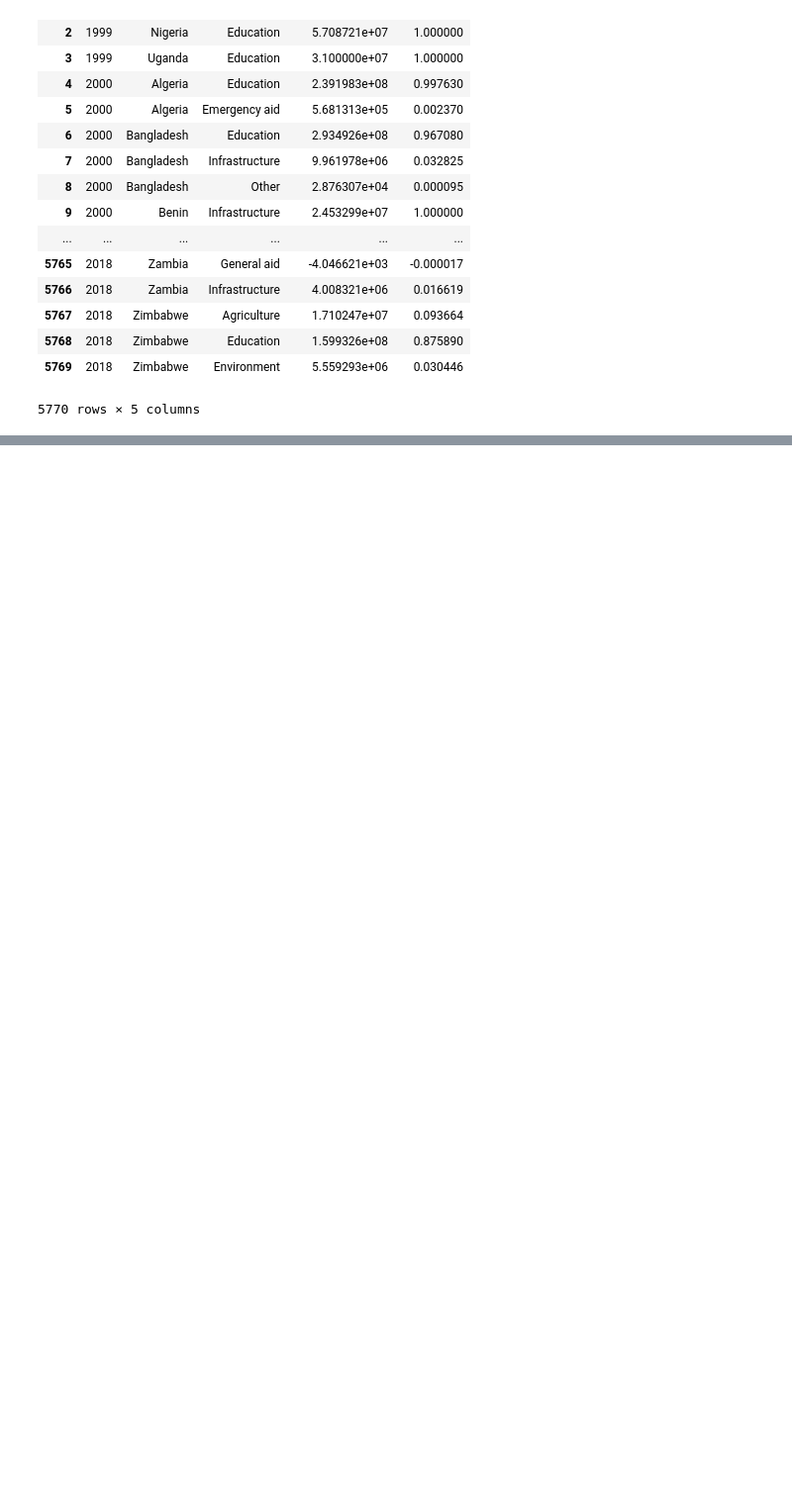
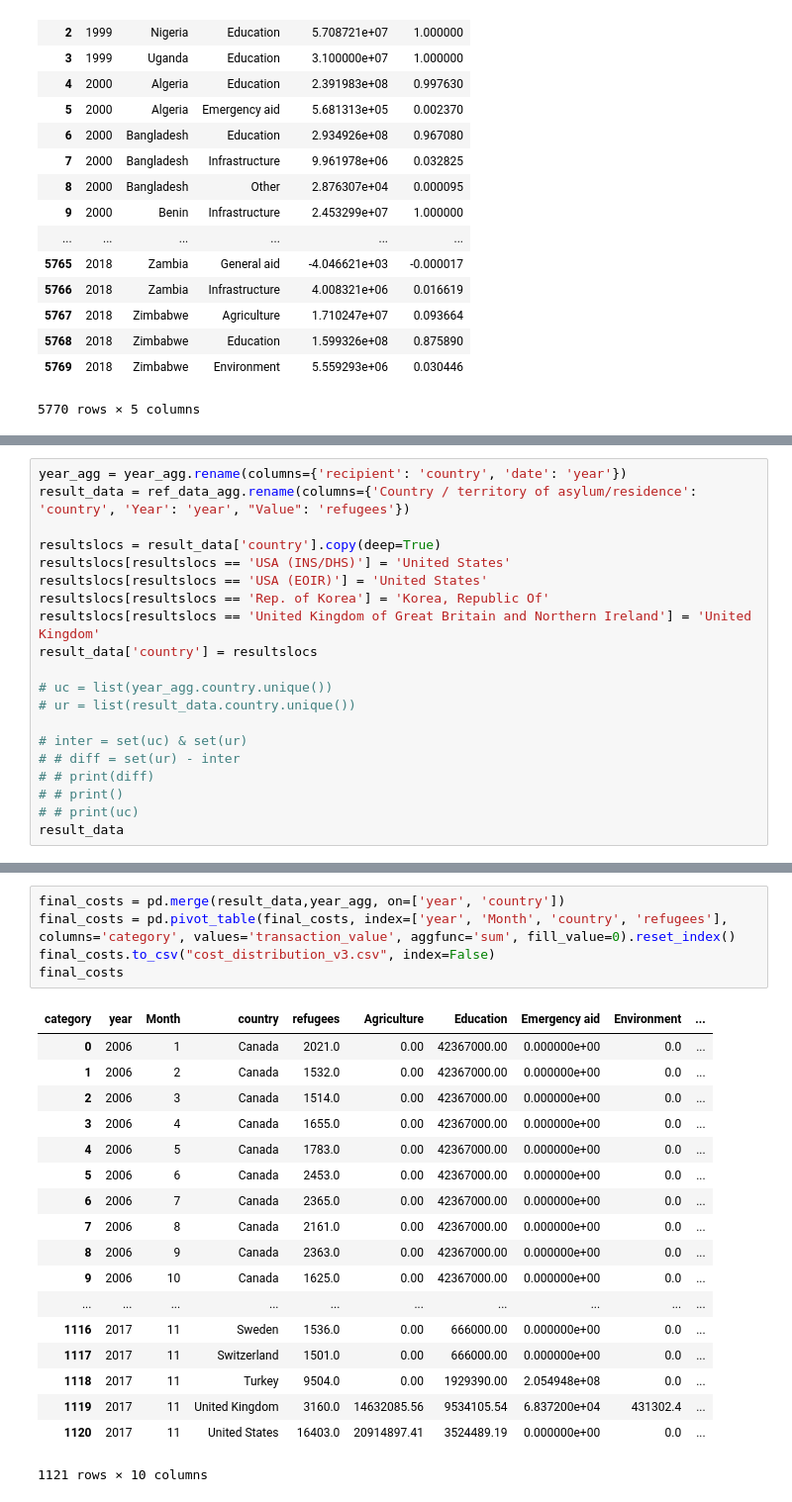
Before and after one commit to RaviShivam/BootlegForPeace, a Jupyter notebook: cost_estimation.ipynb, the cells around one changed output, grey strips where cells are left out. Shown: that part at 99% size. Cells and saved outputs as stored; diff of their text form; blank space fills up the shorter version.

```diff
--- a/cost_estimation.ipynb
+++ b/cost_estimation.ipynb
@@ -122,0 +60,20 @@ final_costs.to_csv("distribution_data_v1.csv", index=False)
+# %%
+year_agg = year_agg.rename(columns={'recipient': 'country', 'date': 'year'})
+result_data = ref_data_agg.rename(columns={'Country / territory of asylum/residence': 'country', 'Year': 'year', "Value": 'refugees'})
+
+resultslocs = result_data['country'].copy(deep=True)
+resultslocs[resultslocs == 'USA (INS/DHS)'] = 'United States'
+resultslocs[resultslocs == 'USA (EOIR)'] = 'United States'
+resultslocs[resultslocs == 'Rep. of Korea'] = 'Korea, Republic Of'
+resultslocs[resultslocs == 'United Kingdom of Great Britain and Northern Ireland'] = 'United Kingdom'
+result_data['country'] = resultslocs
+
+# uc = list(year_agg.country.unique())
+# ur = list(result_data.country.unique())
+
+# inter = set(uc) & set(ur)
+# # diff = set(ur) - inter
+# # print(diff)
+# # print()
+# # print(uc)
+result_data
@@ -122,0 +99,24 @@ final_costs.to_csv("distribution_data_v1.csv", index=False)
+# %%
+final_costs = pd.merge(result_data,year_agg, on=['year', 'country'])
+final_costs = pd.pivot_table(final_costs, index=['year', 'Month', 'country', 'refugees'], columns='category', values='transaction_value', aggfunc='sum', fill_value=0).reset_index()
+final_costs.to_csv("cost_distribution_v3.csv", index=False)
+final_costs
+# %% [output]
+| category | year | Month | country | refugees | Agriculture | Education | Emergency aid | Environment | ... |
+| 0 | 2006 | 1 | Canada | 2021.0 | 0.00 | 42367000.00 | 0.000000e+00 | 0.0 | ... |
+| 1 | 2006 | 2 | Canada | 1532.0 | 0.00 | 42367000.00 | 0.000000e+00 | 0.0 | ... |
+| 2 | 2006 | 3 | Canada | 1514.0 | 0.00 | 42367000.00 | 0.000000e+00 | 0.0 | ... |
+| 3 | 2006 | 4 | Canada | 1655.0 | 0.00 | 42367000.00 | 0.000000e+00 | 0.0 | ... |
+| 4 | 2006 | 5 | Canada | 1783.0 | 0.00 | 42367000.00 | 0.000000e+00 | 0.0 | ... |
+| 5 | 2006 | 6 | Canada | 2453.0 | 0.00 | 42367000.00 | 0.000000e+00 | 0.0 | ... |
+| 6 | 2006 | 7 | Canada | 2365.0 | 0.00 | 42367000.00 | 0.000000e+00 | 0.0 | ... |
+| 7 | 2006 | 8 | Canada | 2161.0 | 0.00 | 42367000.00 | 0.000000e+00 | 0.0 | ... |
+| 8 | 2006 | 9 | Canada | 2363.0 | 0.00 | 42367000.00 | 0.000000e+00 | 0.0 | ... |
+| 9 | 2006 | 10 | Canada | 1625.0 | 0.00 | 42367000.00 | 0.000000e+00 | 0.0 | ... |
+| ... | ... | ... | ... | ... | ... | ... | ... | ... | ... |
+| 1116 | 2017 | 11 | Sweden | 1536.0 | 0.00 | 666000.00 | 0.000000e+00 | 0.0 | ... |
+| 1117 | 2017 | 11 | Switzerland | 1501.0 | 0.00 | 666000.00 | 0.000000e+00 | 0.0 | ... |
+| 1118 | 2017 | 11 | Turkey | 9504.0 | 0.00 | 1929390.00 | 2.054948e+08 | 0.0 | ... |
+| 1119 | 2017 | 11 | United Kingdom | 3160.0 | 14632085.56 | 9534105.54 | 6.837200e+04 | 431302.4 | ... |
+| 1120 | 2017 | 11 | United States | 16403.0 | 20914897.41 | 3524489.19 | 0.000000e+00 | 0.0 | ... |
+1121 rows × 10 columns
```
Also changed, not shown: parts of 4 cells of this notebook, 8 other files.
